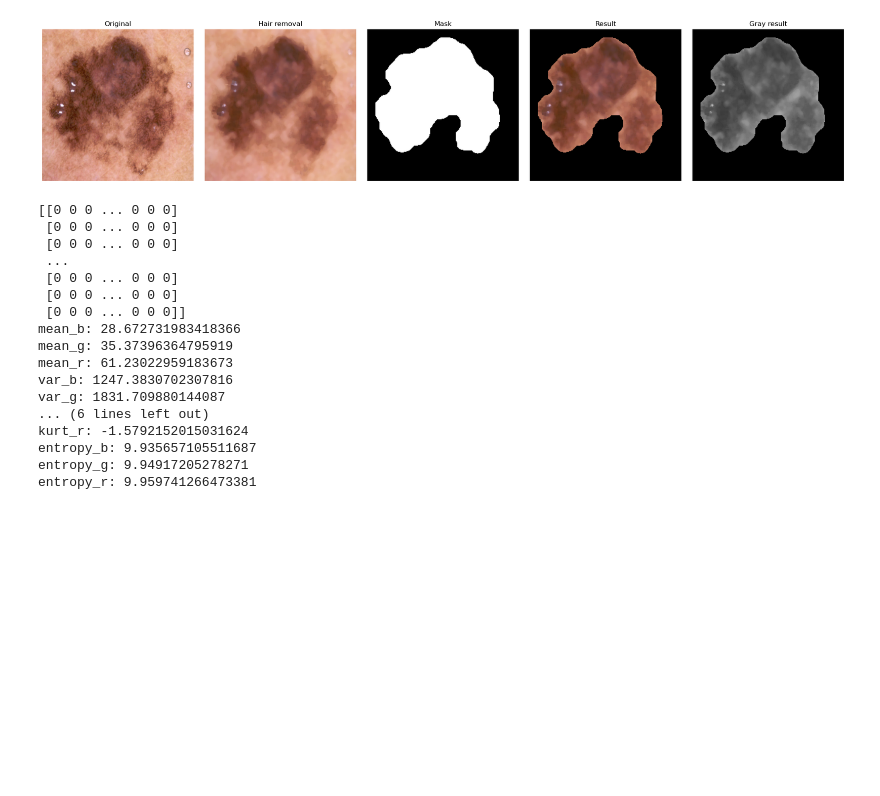
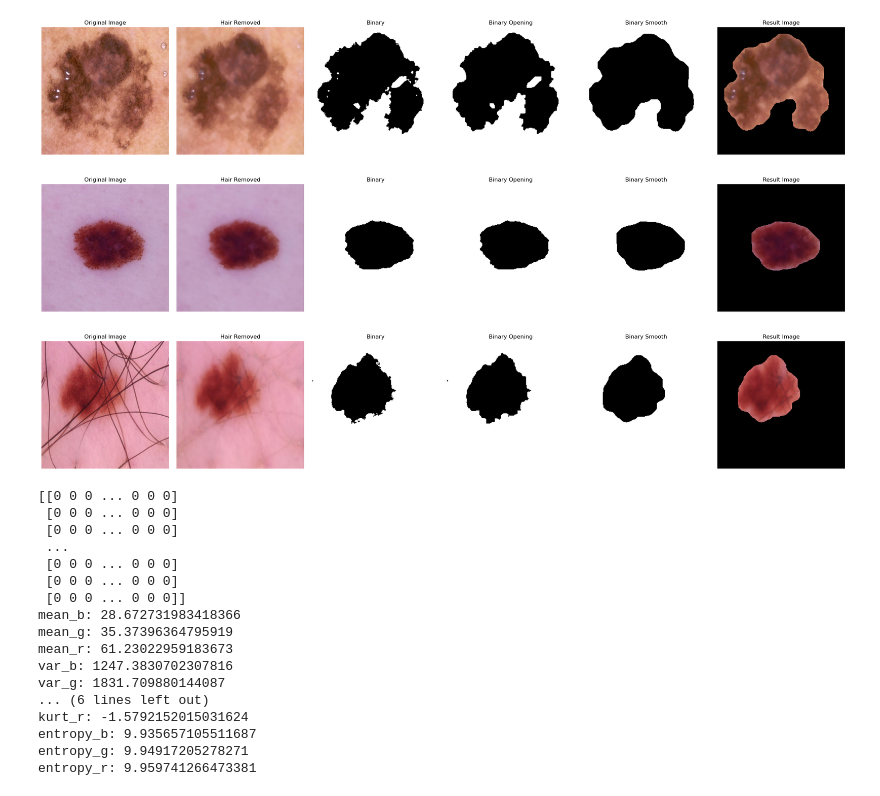
Before and after one commit to drithh/skin-cancer-classification, a Jupyter notebook: preprocessing.ipynb, the cells around one changed output. Drawn from its saved outputs; the diff is of its cells as text; code cells hidden in the pictures; blank space fills up the shorter version.

Commit message:
preprocessing demo

```diff
--- a/preprocessing.ipynb
+++ b/preprocessing.ipynb
@@ -31,46 +33,21 @@ image_3_dark_corner_removed_image_mask = get_mask_dark_corners(image_3_removed_h
-# %%
-import cv2
-import numpy as np
-
-# Read the original image
-image = cv2.imread('./data/train/malignant/975.jpg')
-# image = cv2.imread('./data/train/malignant/886.jpg')
-
-kernel_size = 5  # You can adjust this parameter based on the level of noise in your image
-image_median_filtered_image = cv2.medianBlur(image, kernel_size)
-image_removed_hair = hair_removal(image_median_filtered_image)
-
-mask_dark_corners = get_mask_dark_corners(image_removed_hair)
-
-# Convert the image to grayscale
-gray = cv2.cvtColor(image_removed_hair, cv2.COLOR_BGR2GRAY)
-
-# Otsu's thresholding
-_, binary = cv2.threshold(gray, 0, 255, cv2.THRESH_BINARY + cv2.THRESH_OTSU)
-
-# apply mask
-binary = cv2.bitwise_and(binary, mask_dark_corners)
-
-# Morphological opening to remove small objects
-kernel_opening = np.ones((5, 5), np.uint8)
-binary_opening = cv2.morphologyEx(binary, cv2.MORPH_OPEN, kernel_opening, iterations=1)
-
-# Smoothen the lesion border using opening and closing operations
-kernel_smoothening = cv2.getStructuringElement(cv2.MORPH_ELLIPSE, (20, 20))
-binary_smooth = cv2.morphologyEx(binary_opening, cv2.MORPH_OPEN, kernel_smoothening, iterations=1)
-binary_smooth = cv2.morphologyEx(binary_smooth, cv2.MORPH_CLOSE, kernel_smoothening, iterations=1)
-
-# inverse
-binary_smooth = cv2.bitwise_not(binary_smooth)
-
-result_image = cv2.bitwise_and(image_removed_hair, image_removed_hair, mask=binary_smooth)
-gray_result = cv2.cvtColor(result_image, cv2.COLOR_BGR2GRAY)
-# Display the results
-result = [image, image_removed_hair, binary_smooth, result_image, gray_result]
-labels = ["Original", "Hair removal", "Mask", "Result", "Gray result"]
-plot_images(result, labels, 5, 1)
-# %% [output]
-[figure, removed]
+# %%
+import cv2
+import numpy as np
+from preprocessing import preprocess_image
+
+# Read the original image
+image_1 = cv2.imread('./data/raw/train/malignant/975.jpg')
+image_2 = cv2.imread('./data/raw/train/benign/804.jpg')
+image_3 = cv2.imread("./data/raw/test/benign/303.jpg")
+
+
+result_1 = preprocess_image(image_1, debug=True)
+result_2 = preprocess_image(image_2, debug=True)
+result_3 = preprocess_image(image_3, debug=True)
+# %% [output]
+[figure, added]
+[figure, added]
+[figure, added]
 # %%
 import cv2
 import numpy as np
```
Also changed, not shown: parts of 1 cell of this notebook, 2 other files.
